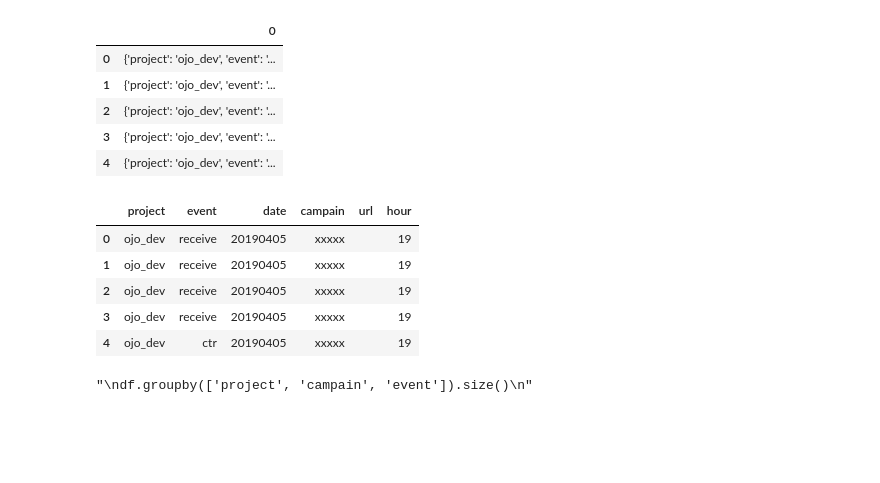
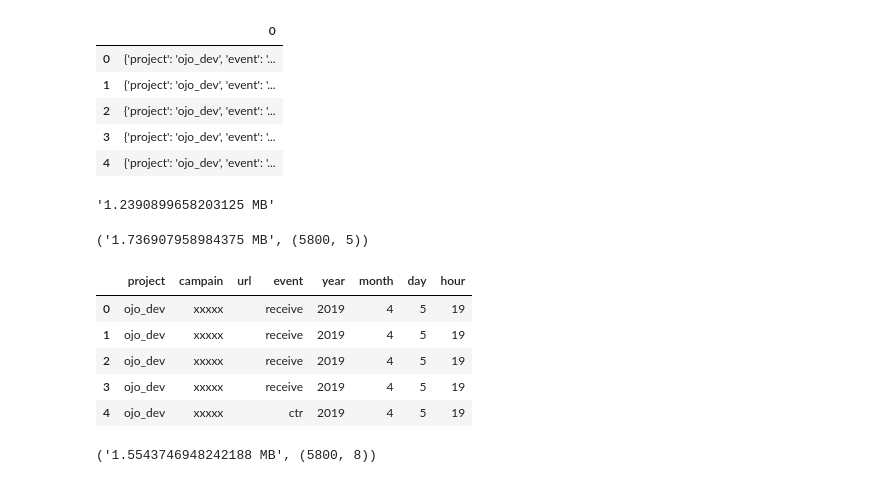
Before and after one commit to kendalvictor/tests_courses_research, a Jupyter notebook: practice/PANDAS_DASK/read_multipledata_s3.ipynb, the cells around one changed output. Cells and saved outputs as stored; diff of their text form; code cells hidden in the pictures; blank space fills up the shorter version.

```diff
--- a/practice/PANDAS_DASK/read_multipledata_s3.ipynb
+++ b/practice/PANDAS_DASK/read_multipledata_s3.ipynb
@@ -86,6 +86,6 @@ path_json_spark = 's3://{}/{}/{}/{}/{}/*'.format(
     bucket_name, '2019', '04', '08', hour
 )
 df = dd.read_csv(
-    path_json_spark, sep='|', engine='python' ,header=None, squeeze=False
+    path_json_spark, sep='@@@', engine='python', header=None, squeeze=False
 ).compute()
 # %% [output]
@@ -120,24 +132,35 @@ df.head()
 | 2 | {'project': 'ojo_dev', 'event': '... |
 | 3 | {'project': 'ojo_dev', 'event': '... |
 | 4 | {'project': 'ojo_dev', 'event': '... |
+# %%
+get_memory_usage(df)
+# %% [output]
+'1.2390899658203125 MB'
 # %%
 for col in df[unique_col][0].keys():
     df[col] = df[unique_col].apply(lambda _: _.get(col, ''))
 
 del df[unique_col]
-# %%
-df['hour'] = hour
-df.head()
-# %% [output]
-|  | project | event | date | campain | url | hour |
-| 0 | ojo_dev | receive | 20190405 | xxxxx |  | 19 |
-| 1 | ojo_dev | receive | 20190405 | xxxxx |  | 19 |
-| 2 | ojo_dev | receive | 20190405 | xxxxx |  | 19 |
-| 3 | ojo_dev | receive | 20190405 | xxxxx |  | 19 |
-| 4 | ojo_dev | ctr | 20190405 | xxxxx |  | 19 |
-# %%
-"""
-df.groupby(['project', 'campain', 'event']).size()
-"""
-# %% [output]
-"\ndf.groupby(['project', 'campain', 'event']).size()\n"
+# %%
+get_memory_usage(df), df.shape
+# %% [output]
+('1.736907958984375 MB', (5800, 5))
+# %%
+df['hour'] = hour
+df['date'] = pd.to_datetime(df['date'], format="%Y%m%d")
+df['year'] = df['date'].dt.year
+df['month'] = df['date'].dt.month
+df['day'] = df['date'].dt.day
+df = df[['project', 'campain', 'url', 'event', 'year', 'month', 'day', 'hour']]
+df.head()
+# %% [output]
+|  | project | campain | url | event | year | month | day | hour |
+| 0 | ojo_dev | xxxxx |  | receive | 2019 | 4 | 5 | 19 |
+| 1 | ojo_dev | xxxxx |  | receive | 2019 | 4 | 5 | 19 |
+| 2 | ojo_dev | xxxxx |  | receive | 2019 | 4 | 5 | 19 |
+| 3 | ojo_dev | xxxxx |  | receive | 2019 | 4 | 5 | 19 |
+| 4 | ojo_dev | xxxxx |  | ctr | 2019 | 4 | 5 | 19 |
+# %%
+get_memory_usage(df), df.shape
+# %% [output]
+('1.5543746948242188 MB', (5800, 8))
```
Also changed, not shown: parts of 5 cells of this notebook, 1 other file.
